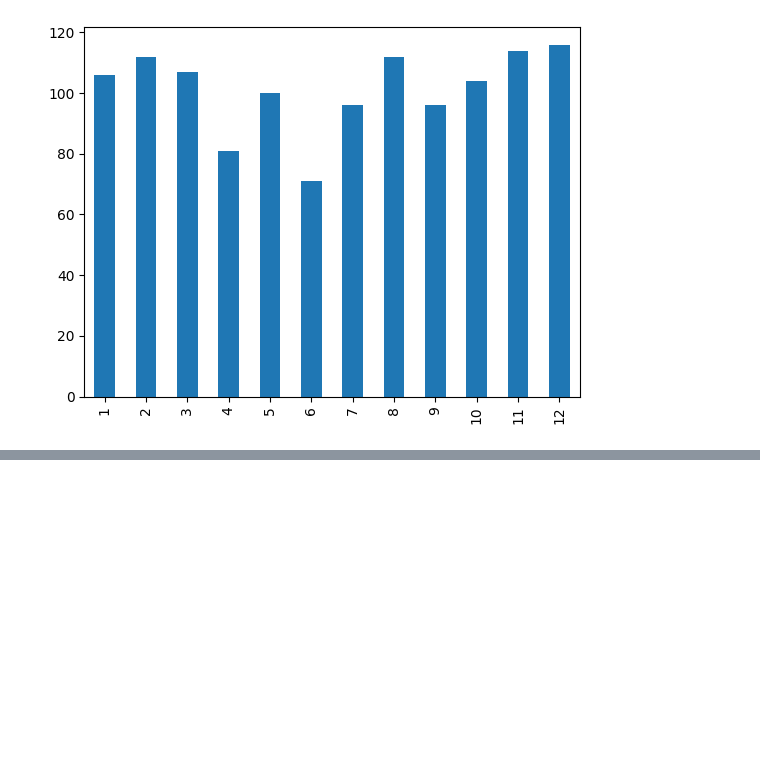
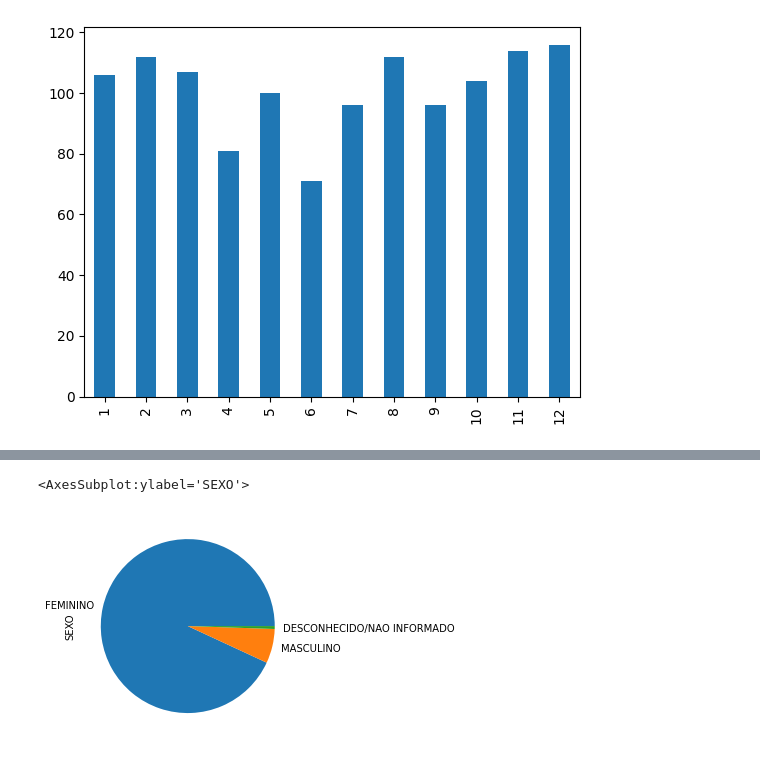
Before and after one commit to HitaloNasc/temporal-analysis-of-domestic-violence-in-the-state-of-pernambuco, a Jupyter notebook: analises/teste_violencia.ipynb, the cells around one changed output, grey strips where cells are left out. Saved outputs shown, nothing was run; the diff lists cells and outputs as text; code cells hidden in the pictures; blank space fills up the shorter version.

```diff
--- a/analises/teste_violencia.ipynb
+++ b/analises/teste_violencia.ipynb
@@ -885,0 +996,5 @@ df_agreste[ (df['SEXO'] == 'FEMININO') & (df['IDADE SENASP'] == '35-64') &  (df[
+# %%
+df_capital['SEXO'].value_counts().plot.pie()
+# %% [output]
+<AxesSubplot:ylabel='SEXO'>
+[figure, added]
```
Also changed, not shown: parts of 12 cells of this notebook.
